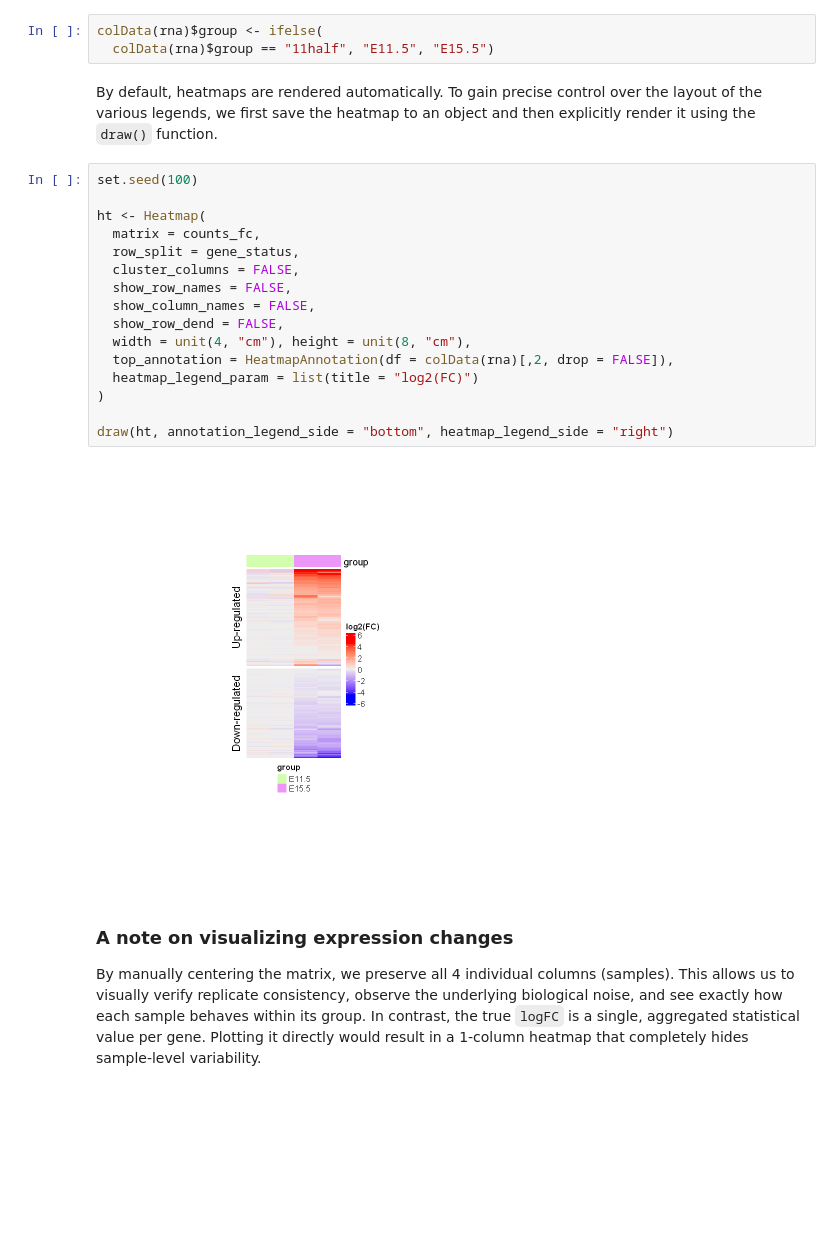
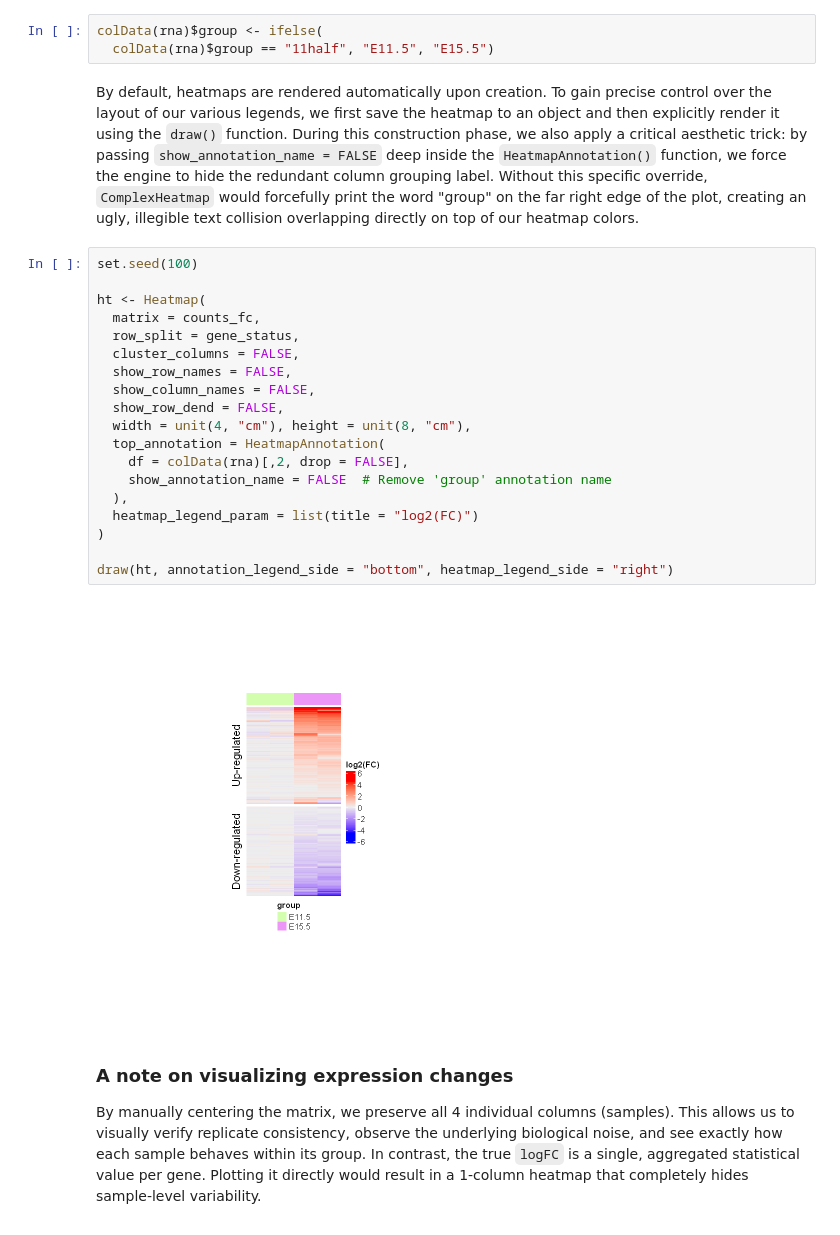
Before and after one commit to sbwiecko/biology-informed-multiomics-training, a Jupyter notebook: notebooks/03-chip_rna_visualization.ipynb, the cells around one changed output. Drawn from its saved outputs; the diff is of its cells as text; blank space fills up the shorter version.

```diff
--- a/notebooks/03-chip_rna_visualization.ipynb
+++ b/notebooks/03-chip_rna_visualization.ipynb
@@ -566,25 +564,28 @@ We can rename the factor levels in the `rna` metadata to the corresponding biolo
 colData(rna)$group <- ifelse(
   colData(rna)$group == "11half", "E11.5", "E15.5")
 # %% [markdown]
-By default, heatmaps are rendered automatically. To gain precise control over the layout of the various legends, we first save the heatmap to an object and then explicitly render it using the `draw()` function.
+By default, heatmaps are rendered automatically upon creation. To gain precise control over the layout of our various legends, we first save the heatmap to an object and then explicitly render it using the `draw()` function. During this construction phase, we also apply a critical aesthetic trick: by passing `show_annotation_name = FALSE` deep inside the `HeatmapAnnotation()` function, we force the engine to hide the redundant column grouping label. Without this specific override, `ComplexHeatmap` would forcefully print the word "group" on the far right edge of the plot, creating an ugly, illegible text collision overlapping directly on top of our heatmap colors.
 # %%
 set.seed(100)
 
 ht <- Heatmap(
   matrix = counts_fc,
   row_split = gene_status,
   cluster_columns = FALSE,
   show_row_names = FALSE,
   show_column_names = FALSE,
   show_row_dend = FALSE,
   width = unit(4, "cm"), height = unit(8, "cm"),
-  top_annotation = HeatmapAnnotation(df = colData(rna)[,2, drop = FALSE]),
+  top_annotation = HeatmapAnnotation(
+    df = colData(rna)[,2, drop = FALSE],
+    show_annotation_name = FALSE  # Remove 'group' annotation name
+  ),
   heatmap_legend_param = list(title = "log2(FC)")
 )
 
 draw(ht, annotation_legend_side = "bottom", heatmap_legend_side = "right")
 # %% [output]
-[figure, old version]
+[figure, new version]
 # %% [markdown]
 ### A note on visualizing expression changes
 
```
Also changed, not shown: parts of 10 cells of this notebook, 8 other files.
